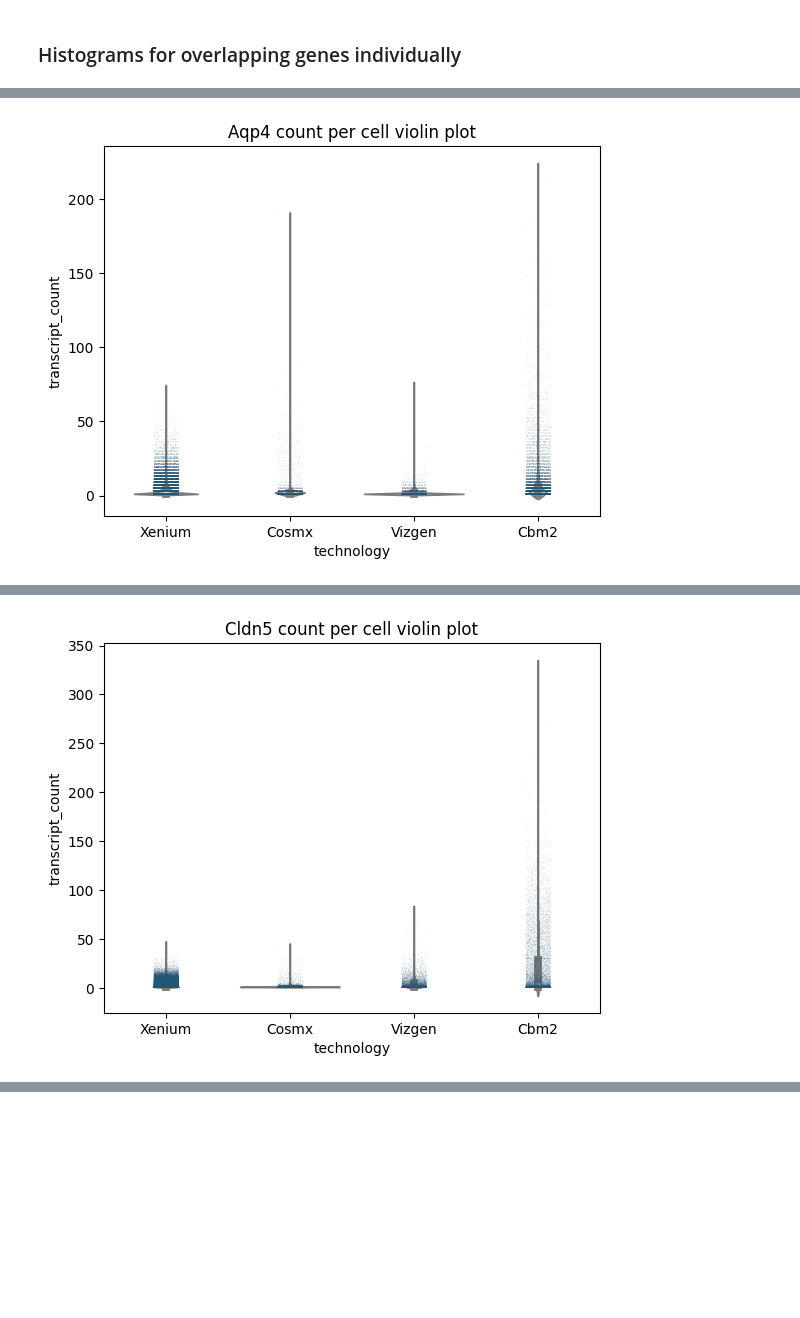
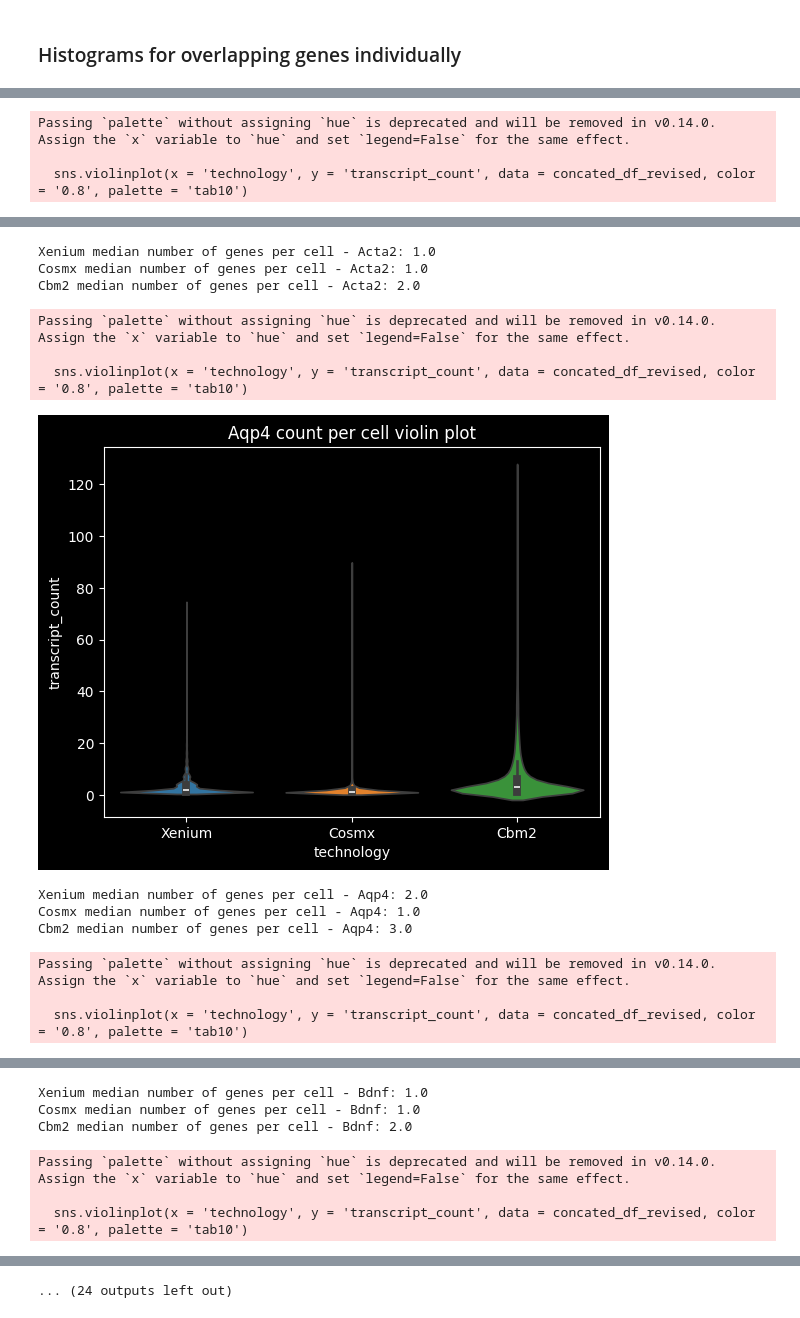
Before and after one commit to krisalejo/scRNA-seq-tech-comparisons, a Jupyter notebook: Transcripts per cell - revised.ipynb, the cells around one changed output, grey strips where cells are left out. Cells and saved outputs as stored; diff of their text form; code cells hidden in the pictures; blank space fills up the shorter version.

```diff
--- a/Transcripts per cell - revised.ipynb
+++ b/Transcripts per cell - revised.ipynb
@@ -16,6 +16,8 @@ from matplotlib.colorbar import ColorbarBase
 import matplotlib.colors as mcolors
 
 %matplotlib inline
+# %%
+plt.style.use('dark_background')
 # %% [markdown]
 ### revisions checklist
 
@@ -791,32 +902,0 @@ for gene in gene_overlap_list:
-# %%
-for gene in gene_overlap_list:
-    xenium_overlap_filtered_gene = xenium_overlap_filtered[gene][xenium_overlap_filtered[gene] != 0]
-    cosmx_overlap_filtered_gene = cosmx_overlap_filtered[gene][cosmx_overlap_filtered[gene] != 0]
-    vizgen_overlap_filtered_gene = vizgen_overlap_filtered[gene][vizgen_overlap_filtered[gene] != 0]
-    cbm2_overlap_filtered_gene = cbm2_overlap_filtered[gene][cbm2_overlap_filtered[gene] != 0]
-    fig, axs = plt.subplots(2,2, figsize = (10,8))
-    axs[0,0].violinplot(xenium_overlap_filtered_gene, showmedians = True)
-    #axs[0,0].axvline(xenium_overlap_filtered_gene.median(), color = 'red', linestyle = 'dashed', label = 'Median')
-    #axs[0,0].text(5, int(0.75 * np.max(counts)), f'Median: {xenium_overlap_filtered_gene.median()}', color = 'red', fontsize = 25)
-    axs[0,0].set_title(f'Xenium violin plot: {gene}')
-
-    axs[0,1].violinplot(cosmx_overlap_filtered_gene, showmedians = True)
-    #axs[0,1].axvline(cosmx_overlap_filtered_gene.median(), color = 'red', linestyle = 'dashed', label = 'Median')
-    #axs[0,1].text(5, int(0.75 * np.max(counts)), f'Median: {cosmx_overlap_filtered_gene.median()}', color = 'red', fontsize = 25)
-    axs[0,1].set_title(f'Cosmx violin plot: {gene}')
-
-    axs[1,0].violinplot(vizgen_overlap_filtered_gene, showmedians = True)
-    #axs[1,0].axvline(vizgen_overlap_filtered_gene.median(), color = 'red', linestyle = 'dashed', label = 'Median')
-    #axs[1,0].text(5, int(0.75 * np.max(counts)), f'Median: {vizgen_overlap_filtered_gene.median()}', color = 'red', fontsize = 25)
-    axs[1,0].set_title(f'Vizgen violin plot: {gene}')
-
-    axs[1,1].violinplot(cbm2_overlap_filtered_gene, showmedians = True)
-    #axs[1,1].axvline(cbm2_overlap_filtered_gene.median(), color = 'red', linestyle = 'dashed', label = 'Median')
-    #axs[1,1].text(5, int(0.75 * np.max(counts)), f'Median: {cbm2_overlap_filtered_gene.median()}', color = 'red', fontsize = 25)
-    axs[1,1].set_title(f'Cbm2 violin plot: {gene}')
-    plt.show()
-    #plt.text(50, 15000, f'Median: {int(vizgen_transcript_counts.median())}', color = 'red', fontsize = 25)
-    #plt.axvline(vizgen_transcript_counts.mean() - vizgen_transcript_counts.std(), color = 'green', linestyle = 'dashed', label = '-1 SD')
-    #plt.text(420, 100000, f'SD: {int(vizgen_transcript_counts.std())}', color = 'green', fontsize = 15)
-    #plt.axvline(vizgen_transcript_counts.mean() + vizgen_transcript_counts.std(), color = 'green', linestyle = 'dashed', label = '+1 SD')
-    #plt.title('Vizgen - Number of transcripts per cell')
@@ -856,10 +923,18 @@ for gene in gene_overlap_list:
     cbm2_overlap_gene_df['technology'] = 'Cbm2'
 
     concated_df = pd.DataFrame()
-    concated_df = pd.concat([xenium_overlap_gene_df, cosmx_overlap_gene_df, vizgen_overlap_gene_df, cbm2_overlap_gene_df], ignore_index = True)
+    concated_df = pd.concat([xenium_overlap_gene_df, cosmx_overlap_gene_df, cbm2_overlap_gene_df], ignore_index = True)
+    concated_df_revised = concated_df[concated_df['transcript_count'] <= 125]
 
-    sns.violinplot(x = 'technology', y = 'transcript_count', data = concated_df, color = '0.8')
-    sns.stripplot(x = 'technology', y = 'transcript_count', data = concated_df, jitter = True, size = 0.15)
+    sns.violinplot(x = 'technology', y = 'transcript_count', data = concated_df_revised, color = '0.8', palette = 'tab10')
+    #sns.stripplot(x = 'technology', y = 'transcript_count', data = concated_df, jitter = True, size = 0.15)
     plt.title(f'{gene} count per cell violin plot')
     plt.show()
+
+    print (f'Xenium median number of genes per cell - {gene}:', concated_df_revised[concated_df_revised['technology'] == 'Xenium']['transcript_count'].median())
+    print(f'Cosmx median number of genes per cell - {gene}:', concated_df_revised[concated_df_revised['technology'] == 'Cosmx']['transcript_count'].median())
+    print(f'Cbm2 median number of genes per cell - {gene}:', concated_df_revised[concated_df_revised['technology'] == 'Cbm2']['transcript_count'].median())
 # %% [output]
+Passing `palette` without assigning `hue` is deprecated and will be removed in v0.14.0. Assign the `x` variable to `hue` and set `legend=False` for the same effect.
+
+  sns.violinplot(x = 'technology', y = 'transcript_count', data = concated_df_revised, color = '0.8', palette = 'tab10')
@@ -867 +942,13 @@ for gene in gene_overlap_list:
+Xenium median number of genes per cell - Acta2: 1.0
+Cosmx median number of genes per cell - Acta2: 1.0
+Cbm2 median number of genes per cell - Acta2: 2.0
+Passing `palette` without assigning `hue` is deprecated and will be removed in v0.14.0. Assign the `x` variable to `hue` and set `legend=False` for the same effect.
+
+  sns.violinplot(x = 'technology', y = 'transcript_count', data = concated_df_revised, color = '0.8', palette = 'tab10')
-[figure, old version]
+[figure, new version]
+Xenium median number of genes per cell - Aqp4: 2.0
+Cosmx median number of genes per cell - Aqp4: 1.0
+Cbm2 median number of genes per cell - Aqp4: 3.0
+Passing `palette` without assigning `hue` is deprecated and will be removed in v0.14.0. Assign the `x` variable to `hue` and set `legend=False` for the same effect.
+
+  sns.violinplot(x = 'technology', y = 'transcript_count', data = concated_df_revised, color = '0.8', palette = 'tab10')
@@ -868,0 +956,6 @@ for gene in gene_overlap_list:
+Xenium median number of genes per cell - Bdnf: 1.0
+Cosmx median number of genes per cell - Bdnf: 1.0
+Cbm2 median number of genes per cell - Bdnf: 2.0
+Passing `palette` without assigning `hue` is deprecated and will be removed in v0.14.0. Assign the `x` variable to `hue` and set `legend=False` for the same effect.
+
+  sns.violinplot(x = 'technology', y = 'transcript_count', data = concated_df_revised, color = '0.8', palette = 'tab10')
@@ -870 +962,0 @@ for gene in gene_overlap_list:
-[figure, removed]
@@ -877,0 +966 @@ for gene in gene_overlap_list:
+... (24 outputs left out)
```
Also changed, not shown: parts of 35 cells of this notebook.
